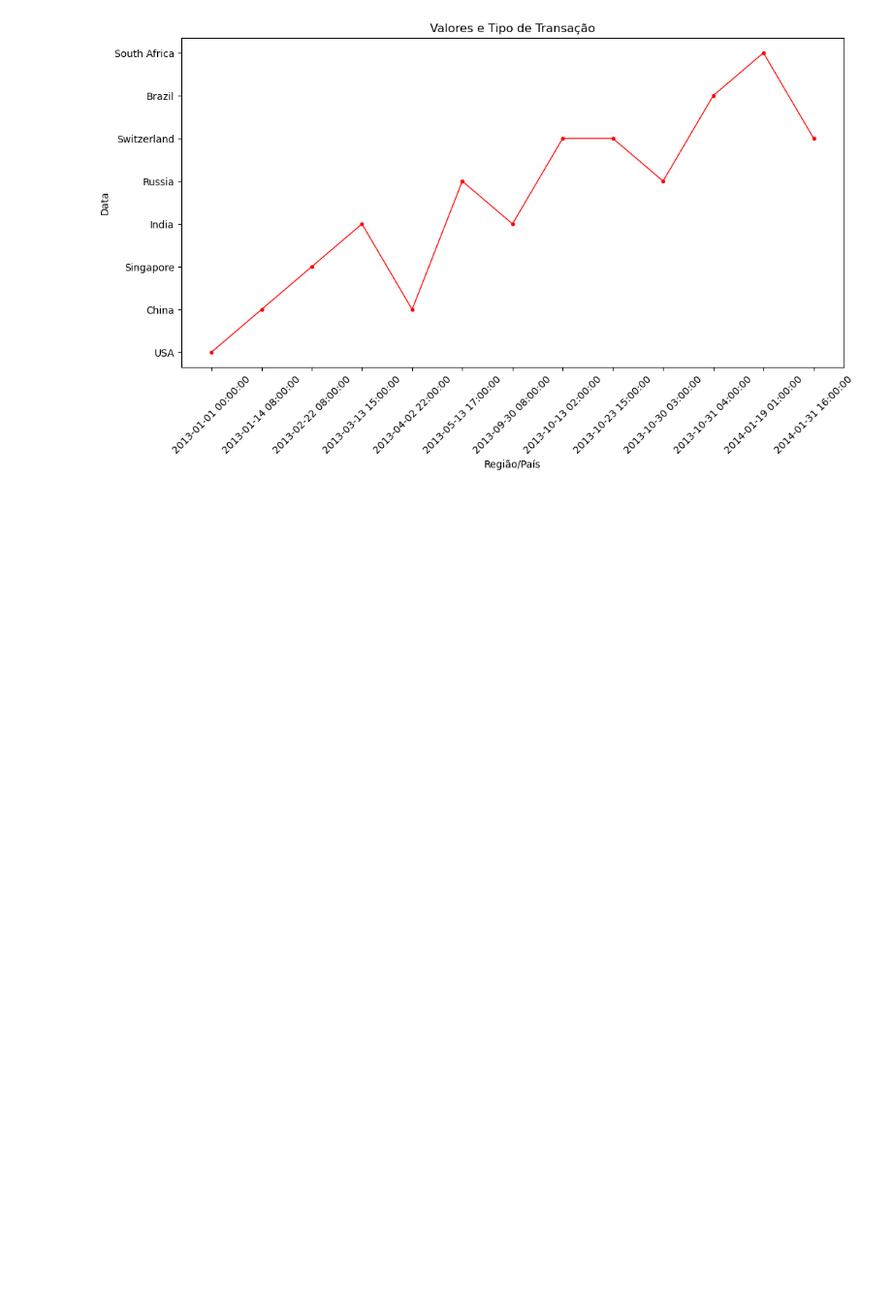
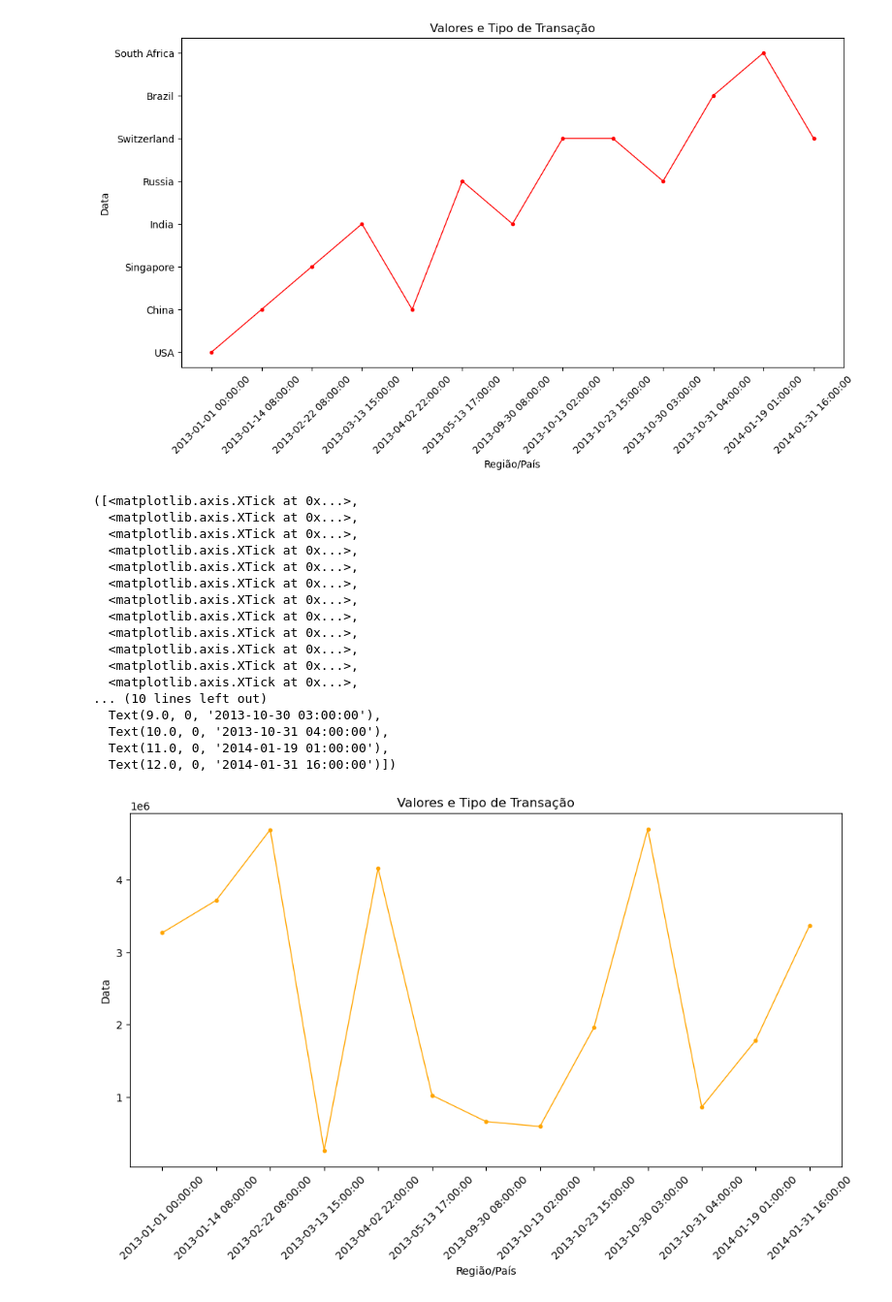
Before and after one commit to wesleymarchi/task-dataset, a Jupyter notebook: sample.ipynb, the cells around one changed output. Shown: that part at 97% size. Cells and saved outputs as stored; diff of their text form; code cells hidden in the pictures; blank space fills up the shorter version.

```diff
--- a/sample.ipynb
+++ b/sample.ipynb
@@ -161,3 +161,33 @@ plt.xticks(x.astype(str), rotation=45)
   Text(11.0, 0, '2014-01-19 01:00:00'),
   Text(12.0, 0, '2014-01-31 16:00:00')])
 [figure]
+# %%
+# Gráfico com o montante de transações ilegais BR
+x = df_money_filter['Date of Transaction']
+y = df_money_filter['Amount (USD)']
+
+plt.figure(figsize=(12, 6))
+plt.plot(x, y, marker='o', color='orange', linewidth=1, markersize=3)
+plt.title('Valores e Tipo de Transação')
+plt.xlabel('Região/País')
+plt.ylabel('Data')
+plt.xticks(x.astype(str), rotation=45)
+# %% [output]
+([<matplotlib.axis.XTick at 0x...>,
+  <matplotlib.axis.XTick at 0x...>,
+  <matplotlib.axis.XTick at 0x...>,
+  <matplotlib.axis.XTick at 0x...>,
+  <matplotlib.axis.XTick at 0x...>,
+  <matplotlib.axis.XTick at 0x...>,
+  <matplotlib.axis.XTick at 0x...>,
+  <matplotlib.axis.XTick at 0x...>,
+  <matplotlib.axis.XTick at 0x...>,
+  <matplotlib.axis.XTick at 0x...>,
+  <matplotlib.axis.XTick at 0x...>,
+  <matplotlib.axis.XTick at 0x...>,
+... (10 lines left out)
+  Text(9.0, 0, '2013-10-30 03:00:00'),
+  Text(10.0, 0, '2013-10-31 04:00:00'),
+  Text(11.0, 0, '2014-01-19 01:00:00'),
+  Text(12.0, 0, '2014-01-31 16:00:00')])
+[figure, added]
```
Also changed, not shown: parts of 1 cell of this notebook.
